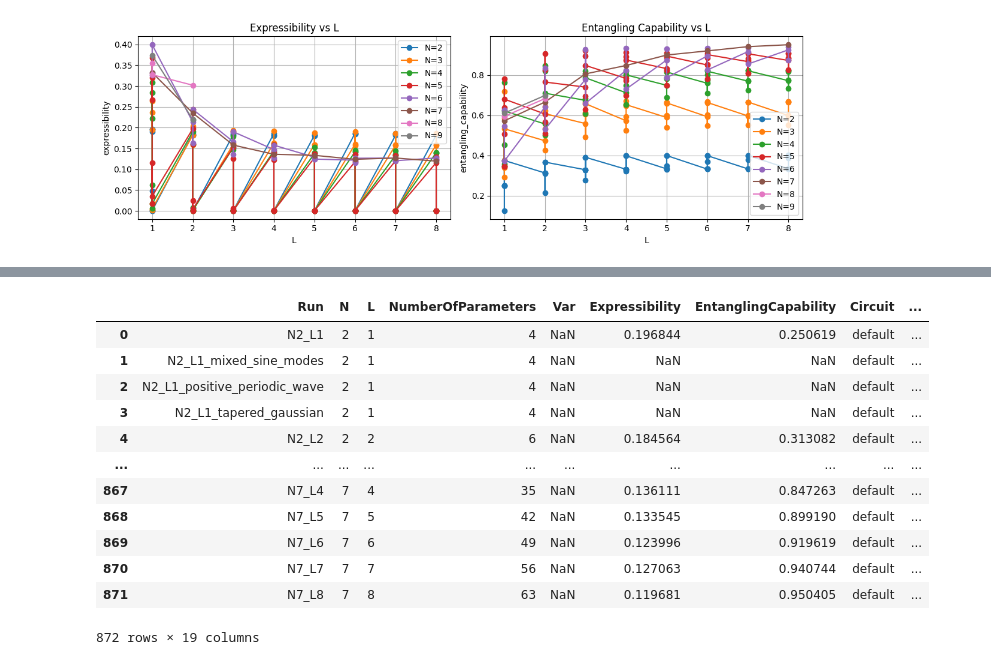
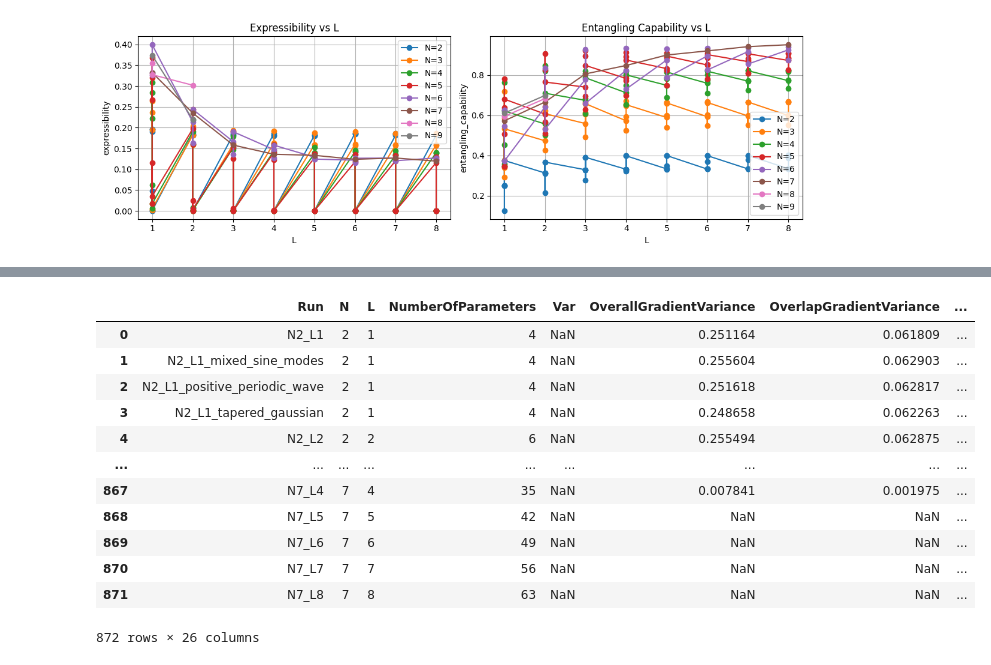
Before and after one commit to Joel-Kunk/VQCFD_quimb, a Jupyter notebook: analysis_results.ipynb, the cells around one changed output, grey strips where cells are left out. Cells and saved outputs as stored; diff of their text form; code cells hidden in the pictures.

```diff
--- a/analysis_results.ipynb
+++ b/analysis_results.ipynb
@@ -159,8 +151,8 @@ shots_used_total: 0
 
 Use `TIMESTEP = 0` for the initial state, a positive saved-state index, or `-1` for the final state. The plot reports MSE, R², and normalized squared-overlap fidelity.
 # %%
-DIR_LABEL = "N4_multiscale_tree"
-LABEL = "L4"
+DIR_LABEL = "N6"
+LABEL = "L7"
 
 run = an.load_run(DIR_LABEL, LABEL)
 run
@@ -268,42 +262,51 @@ Older manifests do not record a circuit name, so they are shown as `default`. Us
 # %%
 RUN_SELECTION = [
     # ("N3", "L2"),
     # ("N4", "L3"),
 ]
 
 # Optional explicit variance selection. Leave empty to use all discovered variance runs.
 VARIANCE_SELECTION = []
+
+# Optional explicit gradient selection. Leave empty to use all discovered gradient runs.
+GRADIENT_SELECTION = []
 
 # Example: {"experiment_uni2_N4L3": "uni2"}
 CIRCUIT_OVERRIDES = {}
 
 selected_runs = an.load_runs(RUN_SELECTION) if RUN_SELECTION else an.discover_simulation_runs()
 variance_runs = (
     [an.load_variance_run(d, label) for d, label in VARIANCE_SELECTION]
     if VARIANCE_SELECTION
     else an.discover_variance_runs()
 )
+gradient_runs = (
+    [an.load_gradient_run(d, label) for d, label in GRADIENT_SELECTION]
+    if GRADIENT_SELECTION
+    else an.discover_gradient_runs()
+)
 
 run_table = an.build_run_table(
     selected_runs,
     variance_runs=variance_runs,
     circuit_overrides=CIRCUIT_OVERRIDES,
+    gradient_runs=gradient_runs,
 )
 run_table
 # %% [output]
-|  | Run | N | L | NumberOfParameters | Var | Expressibility | EntanglingCapability | Circuit | ... |
-| 0 | N2_L1 | 2 | 1 | 4 | NaN | 0.196844 | 0.250619 | default | ... |
-| 1 | N2_L1_mixed_sine_modes | 2 | 1 | 4 | NaN | NaN | NaN | default | ... |
-| 2 | N2_L1_positive_periodic_wave | 2 | 1 | 4 | NaN | NaN | NaN | default | ... |
-| 3 | N2_L1_tapered_gaussian | 2 | 1 | 4 | NaN | NaN | NaN | default | ... |
-| 4 | N2_L2 | 2 | 2 | 6 | NaN | 0.184564 | 0.313082 | default | ... |
-| ... | ... | ... | ... | ... | ... | ... | ... | ... | ... |
-| 867 | N7_L4 | 7 | 4 | 35 | NaN | 0.136111 | 0.847263 | default | ... |
-| 868 | N7_L5 | 7 | 5 | 42 | NaN | 0.133545 | 0.899190 | default | ... |
-| 869 | N7_L6 | 7 | 6 | 49 | NaN | 0.123996 | 0.919619 | default | ... |
-| 870 | N7_L7 | 7 | 7 | 56 | NaN | 0.127063 | 0.940744 | default | ... |
-| 871 | N7_L8 | 7 | 8 | 63 | NaN | 0.119681 | 0.950405 | default | ... |
+|  | Run | N | L | NumberOfParameters | Var | OverallGradientVariance | OverlapGradientVariance | ... |
+| 0 | N2_L1 | 2 | 1 | 4 | NaN | 0.251164 | 0.061809 | ... |
+| 1 | N2_L1_mixed_sine_modes | 2 | 1 | 4 | NaN | 0.255604 | 0.062903 | ... |
+| 2 | N2_L1_positive_periodic_wave | 2 | 1 | 4 | NaN | 0.251618 | 0.062817 | ... |
+| 3 | N2_L1_tapered_gaussian | 2 | 1 | 4 | NaN | 0.248658 | 0.062263 | ... |
+| 4 | N2_L2 | 2 | 2 | 6 | NaN | 0.255494 | 0.062875 | ... |
+| ... | ... | ... | ... | ... | ... | ... | ... | ... |
+| 867 | N7_L4 | 7 | 4 | 35 | NaN | 0.007841 | 0.001975 | ... |
+| 868 | N7_L5 | 7 | 5 | 42 | NaN | NaN | NaN | ... |
+| 869 | N7_L6 | 7 | 6 | 49 | NaN | NaN | NaN | ... |
+| 870 | N7_L7 | 7 | 7 | 56 | NaN | NaN | NaN | ... |
+| 871 | N7_L8 | 7 | 8 | 63 | NaN | NaN | NaN | ... |
-872 rows × 19 columns
+872 rows × 26 columns
 # %%
 # X accepts one column; Y accepts one column or a list of columns.
 # GROUP_BY accepts one column, a list of columns, or None.
```
Also changed, not shown: parts of 6 cells of this notebook, 2 other files.
